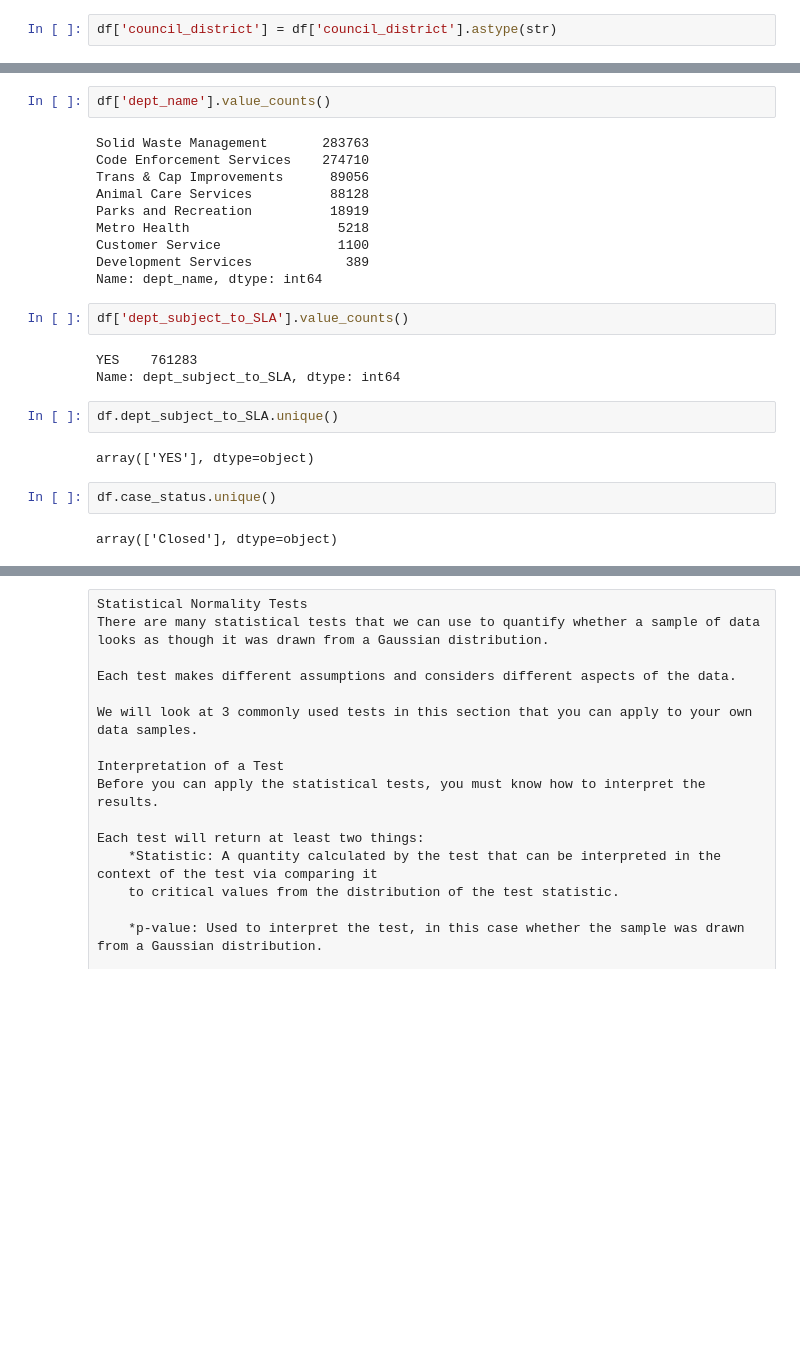
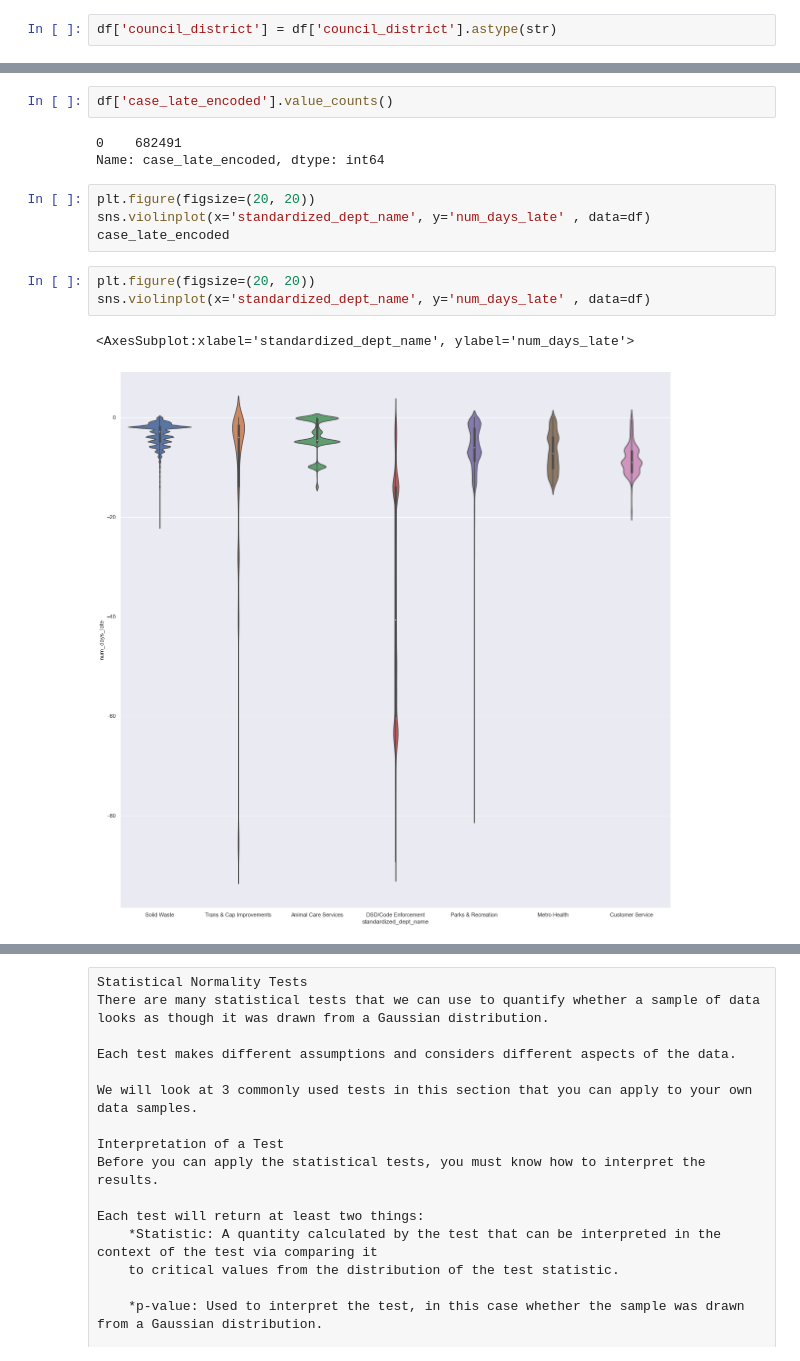
Before and after one commit to raedownen/classification_311, a Jupyter notebook: working_nb.ipynb, the cells around one changed output, grey strips where cells are left out. Drawn from its saved outputs; the diff is of its cells as text; blank space fills up the shorter version.

```diff
--- a/working_nb.ipynb
+++ b/working_nb.ipynb
@@ -830,25 +425,15 @@ df['dept_name'].value_counts().plot(kind='bar')
 # %%
-df['dept_name'].value_counts()
+df['case_late_encoded'].value_counts()
 # %% [output]
-Solid Waste Management       283763
-Code Enforcement Services    274710
-Trans & Cap Improvements      89056
-Animal Care Services          88128
-Parks and Recreation          18919
-Metro Health                   5218
-Customer Service               1100
-Development Services            389
-Name: dept_name, dtype: int64
+0    682491
+Name: case_late_encoded, dtype: int64
-# %%
-df['dept_subject_to_SLA'].value_counts()
-# %% [output]
-YES    761283
-Name: dept_subject_to_SLA, dtype: int64
-# %%
-df.dept_subject_to_SLA.unique()
-# %% [output]
-array(['YES'], dtype=object)
-# %%
-df.case_status.unique()
-# %% [output]
-array(['Closed'], dtype=object)
+# %%
+plt.figure(figsize=(20, 20))
+sns.violinplot(x='standardized_dept_name', y='num_days_late' , data=df)
+case_late_encoded
+# %%
+plt.figure(figsize=(20, 20))
+sns.violinplot(x='standardized_dept_name', y='num_days_late' , data=df)
+# %% [output]
+<AxesSubplot:xlabel='standardized_dept_name', ylabel='num_days_late'>
+[figure, added]
```
Also changed, not shown: parts of 106 cells of this notebook.
